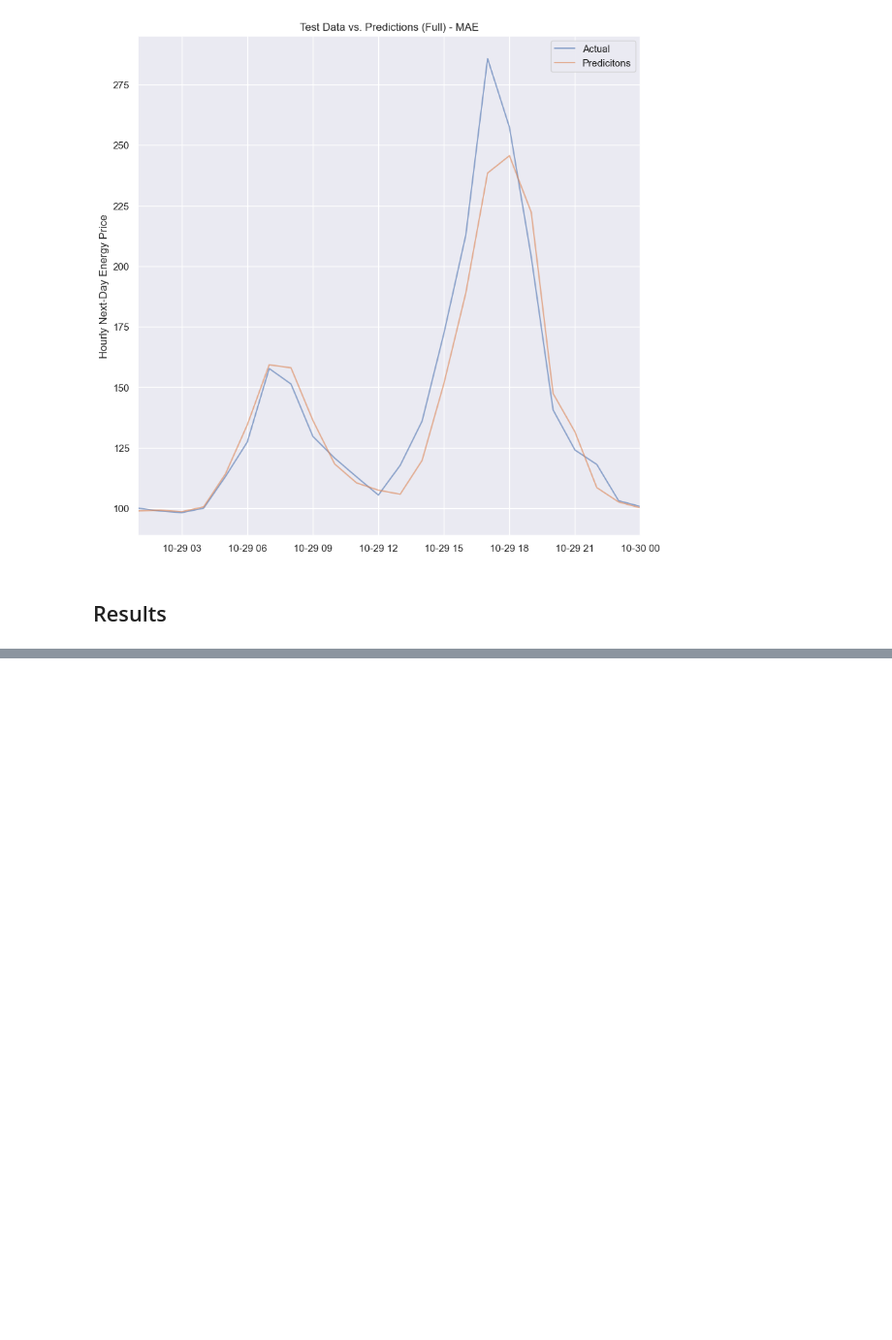
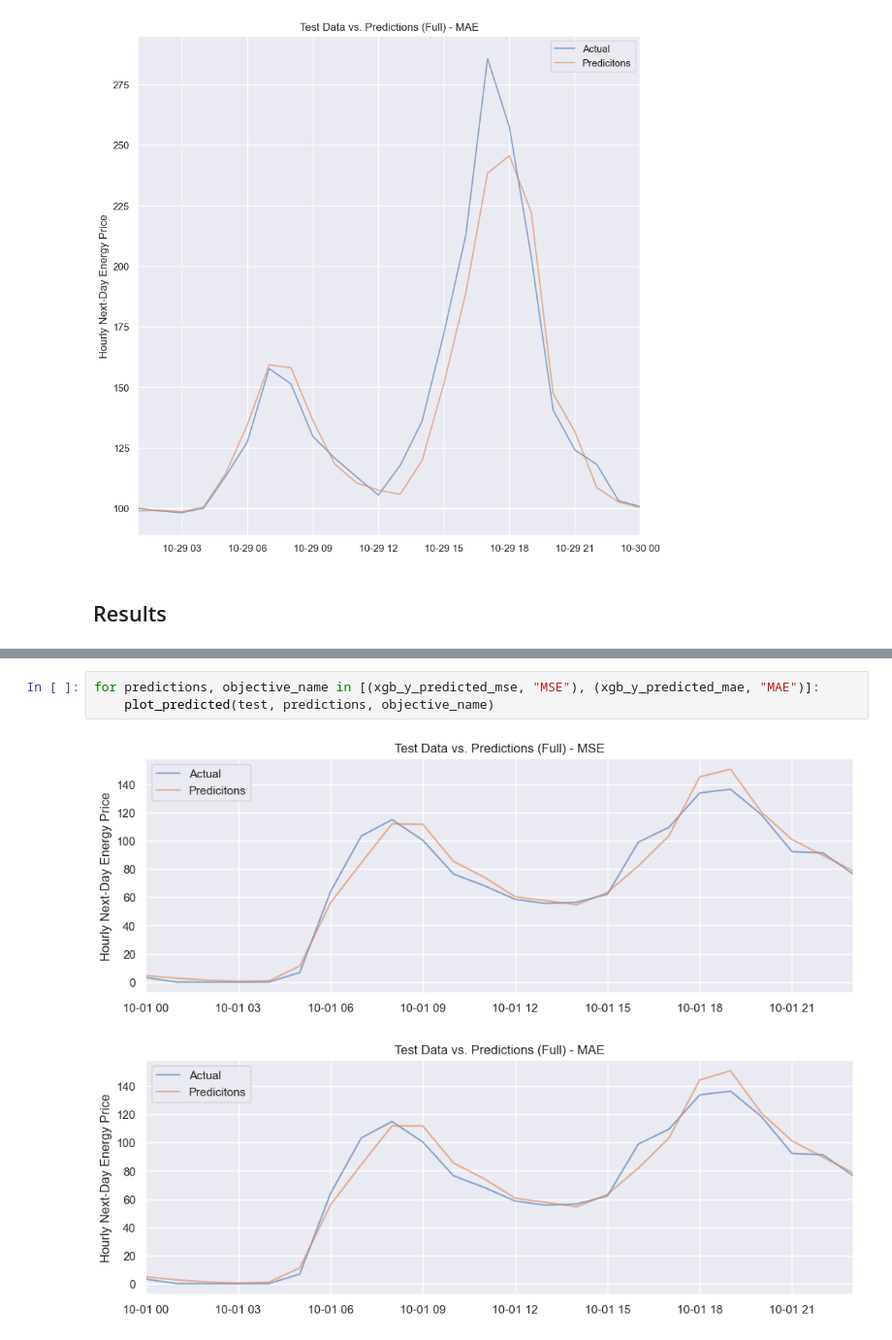
Before and after one commit to YukaNakamoto/LSDI-Project-, a Jupyter notebook: hand_in/notebook.ipynb, the cells around one changed output, grey strips where cells are left out. Shown at 97% size. Cells and saved outputs as stored; diff of their text form; blank space fills up the shorter version.

```diff
--- a/hand_in/notebook.ipynb
+++ b/hand_in/notebook.ipynb
@@ -295,0 +316,6 @@ for predictions, objective_name in [(y_predicted_mse, "MSE"), (y_predicted_mae,
+# %%
+for predictions, objective_name in [(xgb_y_predicted_mse, "MSE"), (xgb_y_predicted_mae, "MAE")]:
+    plot_predicted(test, predictions, objective_name)
+# %% [output]
+[figure, added]
+[figure, added]
```
Also changed, not shown: parts of 11 cells of this notebook, 5 other files.
